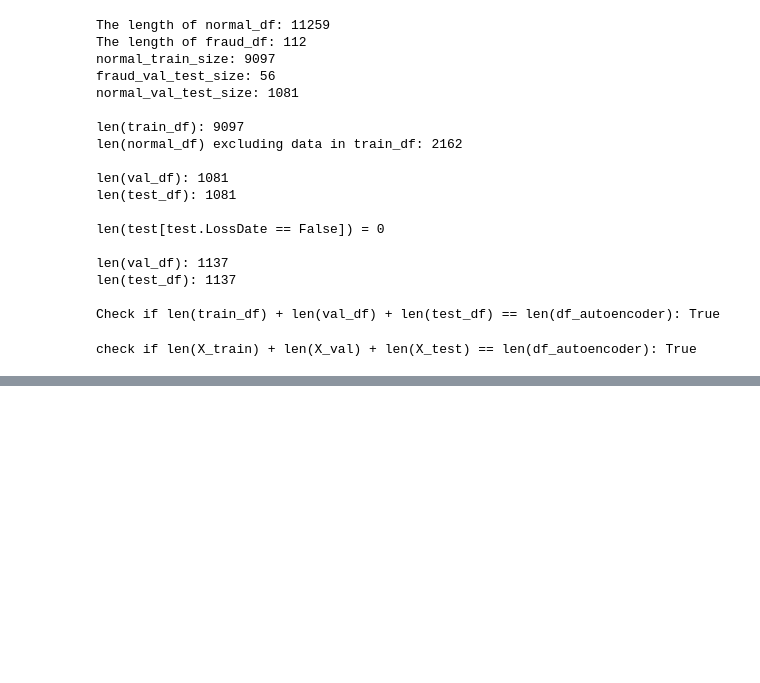
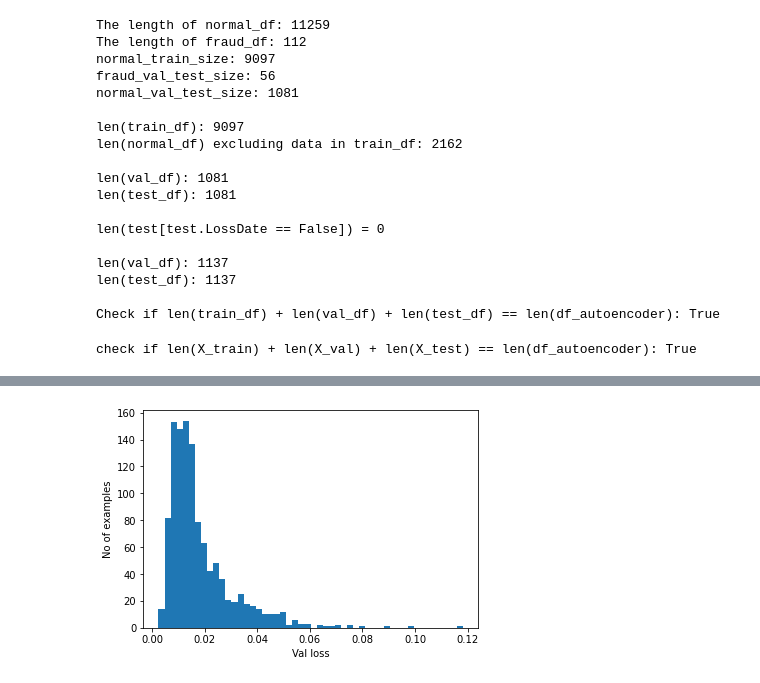
Before and after one commit to ba-group-projects/insurance-fraud-detection, a Jupyter notebook: main-update-autoencoder.ipynb, the cells around one changed output, grey strips where cells are left out. Drawn from its saved outputs; the diff is of its cells as text; code cells hidden in the pictures; blank space fills up the shorter version.

```diff
--- a/main-update-autoencoder.ipynb
+++ b/main-update-autoencoder.ipynb
@@ -1077,0 +1135,11 @@ create_plot(autoencoder_log)
+# %%
+reconstructions = autoencoder.predict(X_val)
+val_loss = tf.keras.losses.mae(reconstructions, X_val)
+# train_loss = tf.keras.losses.MeanSquaredError(reconstructions, X_val)
+
+plt.hist(val_loss[None,:], bins=50)
+plt.xlabel("Val loss")
+plt.ylabel("No of examples")
+plt.show()
+# %% [output]
+[figure, added]
```
Also changed, not shown: parts of 15 cells of this notebook, 1 other file.
